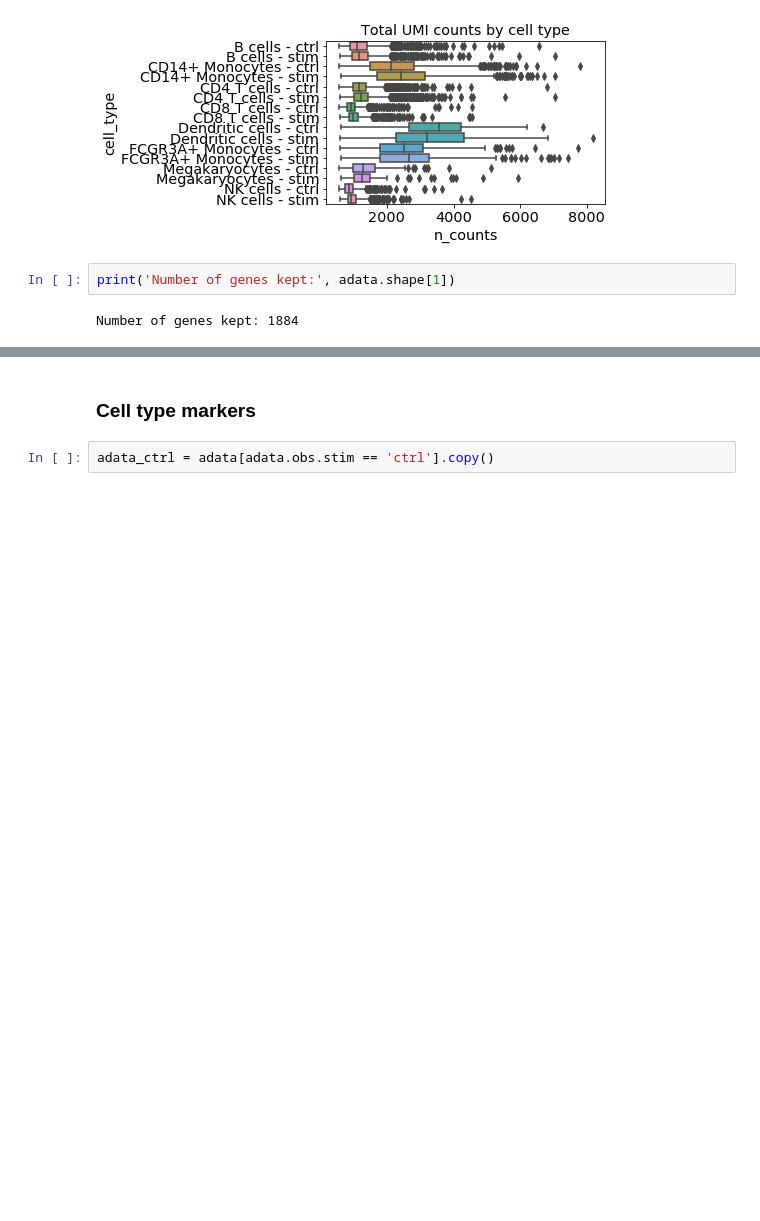
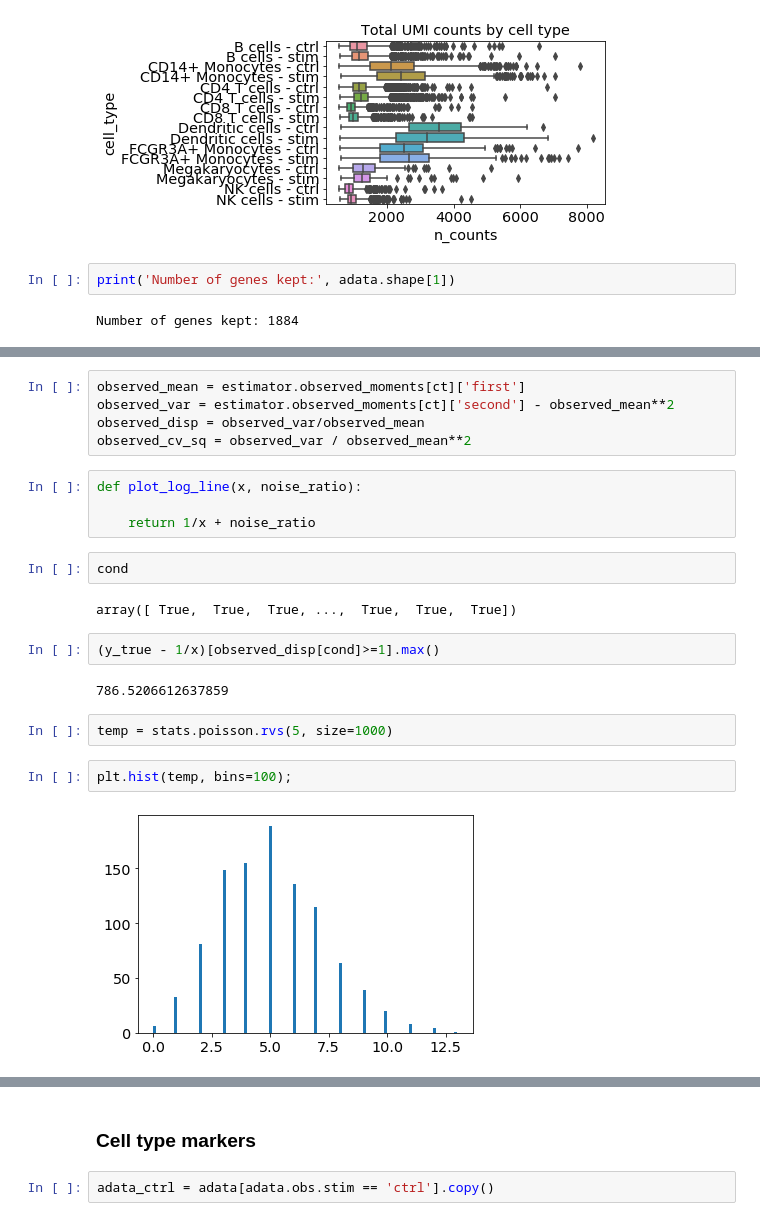
Before and after one commit to yelabucsf/scrna-parameter-estimation, a Jupyter notebook: examples/interferon_stimulation/interferon_stimulation_analysis.ipynb, the cells around one changed output, grey strips where cells are left out. Cells and saved outputs as stored; diff of their text form; blank space fills up the shorter version.

```diff
--- a/examples/interferon_stimulation/interferon_stimulation_analysis.ipynb
+++ b/examples/interferon_stimulation/interferon_stimulation_analysis.ipynb
@@ -94,0 +115,23 @@ Number of genes kept: 1884
+# %%
+observed_mean = estimator.observed_moments[ct]['first']
+observed_var = estimator.observed_moments[ct]['second'] - observed_mean**2
+observed_disp = observed_var/observed_mean
+observed_cv_sq = observed_var / observed_mean**2
+# %%
+def plot_log_line(x, noise_ratio):
+
+    return 1/x + noise_ratio
+# %%
+cond
+# %% [output]
+array([ True,  True,  True, ...,  True,  True,  True])
+# %%
+(y_true - 1/x)[observed_disp[cond]>=1].max()
+# %% [output]
+786.5206612637859
+# %%
+temp = stats.poisson.rvs(5, size=1000)
+# %%
+plt.hist(temp, bins=100);
+# %% [output]
+[figure, added]
```
Also changed, not shown: parts of 31 cells of this notebook, 1 other file.
